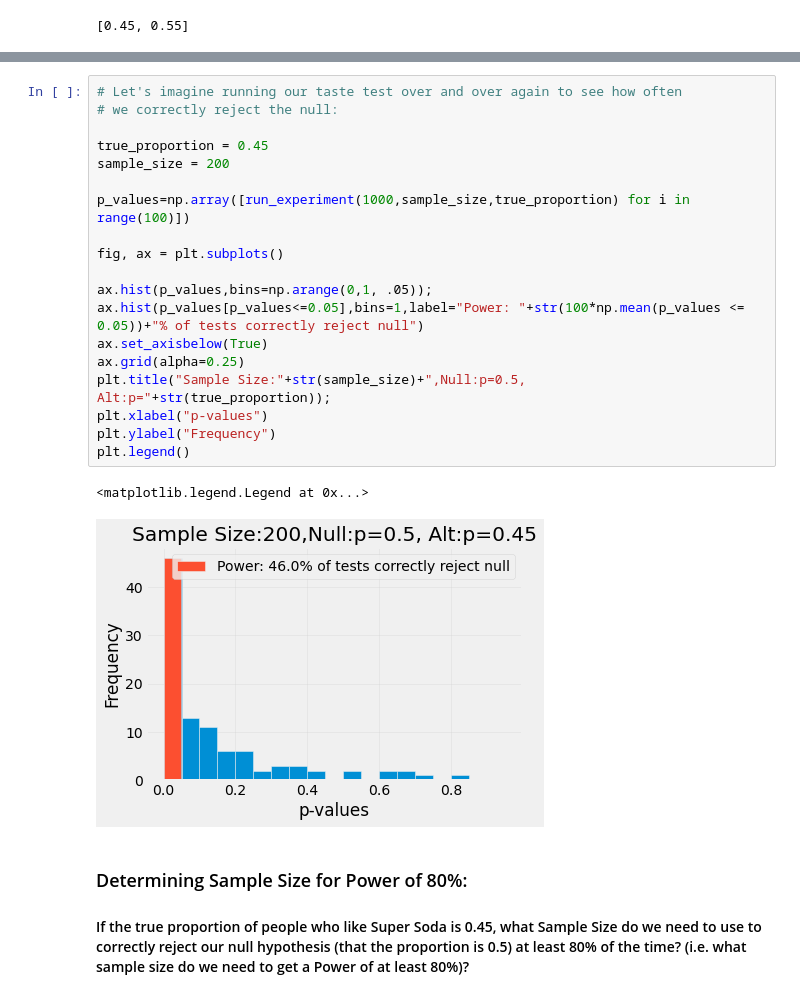
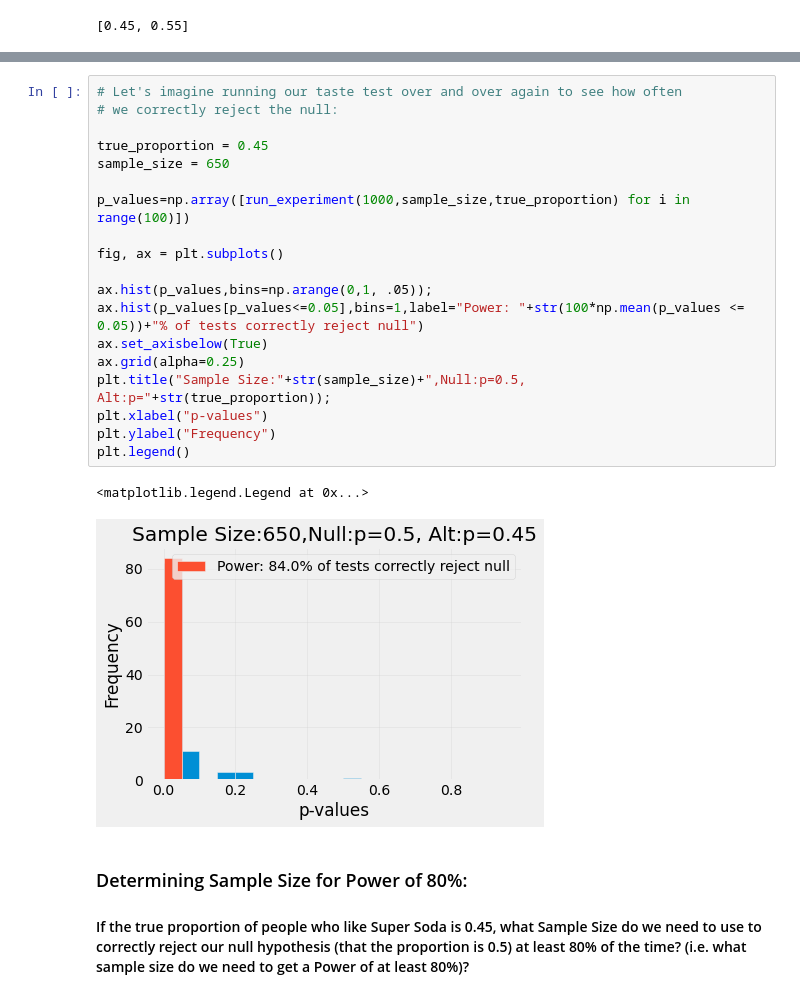
Before and after one commit to csci3022/f23-student, a Jupyter notebook: lec/lec22/lec22.ipynb, the cells around one changed output, grey strips where cells are left out. Drawn from its saved outputs; the diff is of its cells as text.

```diff
--- a/lec/lec22/lec22.ipynb
+++ b/lec/lec22/lec22.ipynb
@@ -396,25 +395,25 @@ def run_experiment(num_simulations, sample_size, true_proportion):
 # %%
 # Let's imagine running our taste test over and over again to see how often
 # we correctly reject the null:
 
 true_proportion = 0.45
-sample_size = 200
+sample_size = 650
 
 p_values=np.array([run_experiment(1000,sample_size,true_proportion) for i in range(100)])
 
 fig, ax = plt.subplots()
 
 ax.hist(p_values,bins=np.arange(0,1, .05));
 ax.hist(p_values[p_values<=0.05],bins=1,label="Power: "+str(100*np.mean(p_values <= 0.05))+"% of tests correctly reject null")
 ax.set_axisbelow(True)
 ax.grid(alpha=0.25)
 plt.title("Sample Size:"+str(sample_size)+",Null:p=0.5, Alt:p="+str(true_proportion));
 plt.xlabel("p-values")
 plt.ylabel("Frequency")
 plt.legend()
 # %% [output]
 <matplotlib.legend.Legend at 0x...>
-[figure, old version]
+[figure, new version]
 # %% [markdown]
 ### Determining Sample Size for Power of 80%:
 #### If the true proportion of people who like Super Soda is 0.45, what Sample Size do we need to use to correctly reject our null hypothesis (that the proportion is 0.5) at least 80% of the time?  (i.e. what sample size do we need to get a Power of at least 80%)?
```
Also changed, not shown: parts of 7 cells of this notebook, 7 other files.
